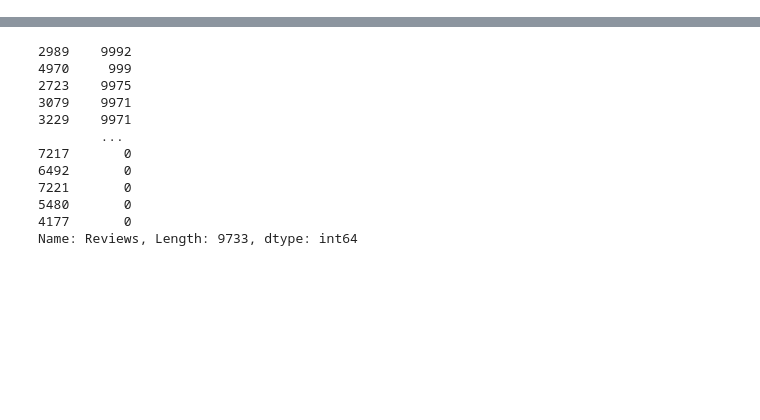
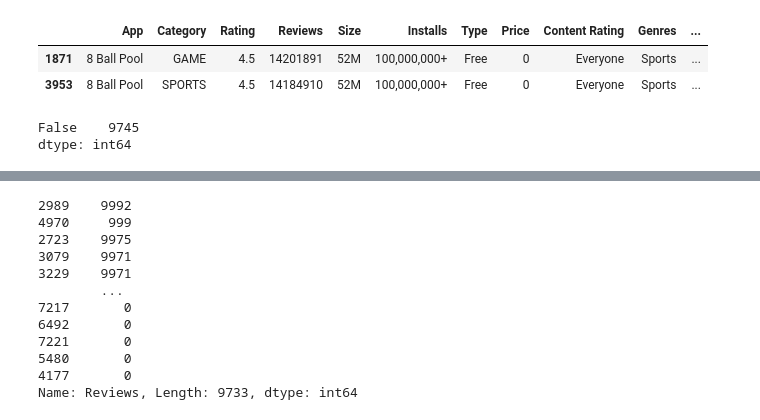
Before and after one commit to shubham-hub/Play-Store-Analysis, a Jupyter notebook: Capstone_Project_1_Shubham_Chavhan.ipynb, the cells around one changed output, grey strips where cells are left out. Saved outputs shown, nothing was run; the diff lists cells and outputs as text; code cells hidden in the pictures; blank space fills up the shorter version.

```diff
--- a/Capstone_Project_1_Shubham_Chavhan.ipynb
+++ b/Capstone_Project_1_Shubham_Chavhan.ipynb
@@ -175,0 +118,11 @@ Name: Installs, dtype: int64
+# %%
+df_play_store[df_play_store['App']=='8 Ball Pool']
+# %% [output]
+|  | App | Category | Rating | Reviews | Size | Installs | Type | Price | Content Rating | Genres | ... |
+| 1871 | 8 Ball Pool | GAME | 4.5 | 14201891 | 52M | 100,000,000+ | Free | 0 | Everyone | Sports | ... |
+| 3953 | 8 Ball Pool | SPORTS | 4.5 | 14184910 | 52M | 100,000,000+ | Free | 0 | Everyone | Sports | ... |
+# %%
+df_play_store.duplicated().value_counts()
+# %% [output]
+False    9745
+dtype: int64
```
Also changed, not shown: parts of 52 cells of this notebook.
